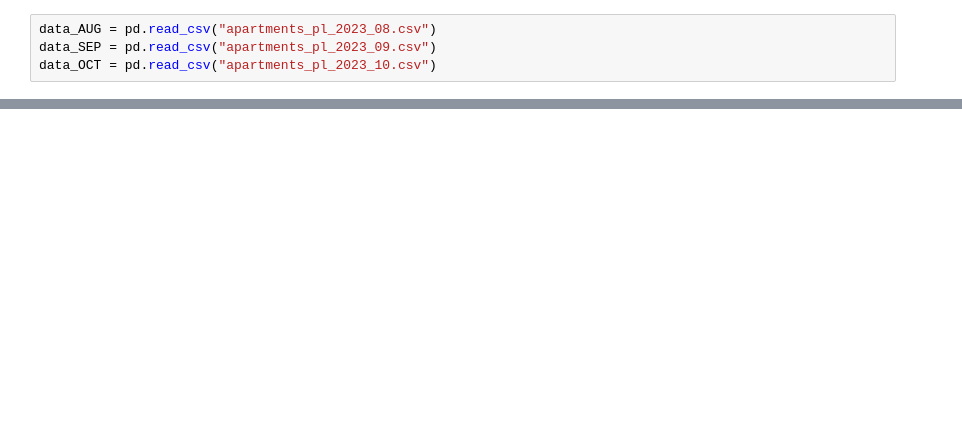
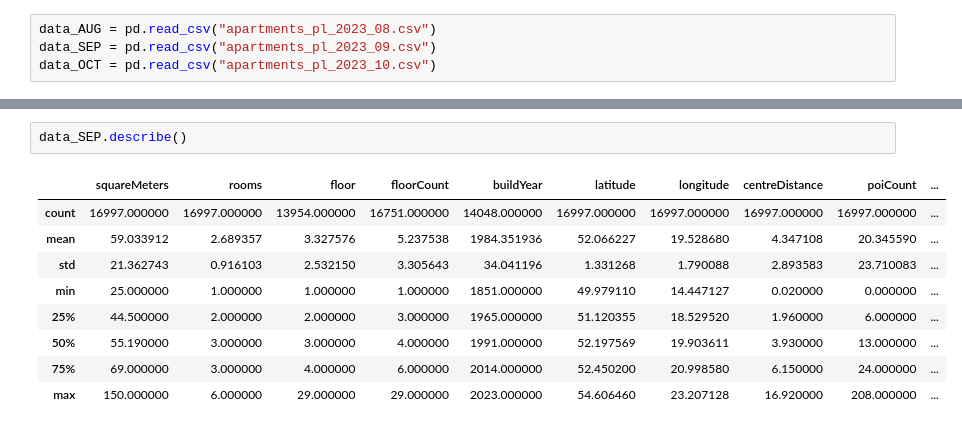
Before and after one commit to Roger1121/FlatAI, a Jupyter notebook: DataAnalysis.ipynb, the cells around one changed output, grey strips where cells are left out. Cells and saved outputs as stored; diff of their text form; blank space fills up the shorter version.

```diff
--- a/DataAnalysis.ipynb
+++ b/DataAnalysis.ipynb
@@ -24,0 +71,12 @@ len(data_OCT)
+# %%
+data_SEP.describe()
+# %% [output]
+|  | squareMeters | rooms | floor | floorCount | buildYear | latitude | longitude | centreDistance | poiCount | ... |
+| count | 16997.000000 | 16997.000000 | 13954.000000 | 16751.000000 | 14048.000000 | 16997.000000 | 16997.000000 | 16997.000000 | 16997.000000 | ... |
+| mean | 59.033912 | 2.689357 | 3.327576 | 5.237538 | 1984.351936 | 52.066227 | 19.528680 | 4.347108 | 20.345590 | ... |
+| std | 21.362743 | 0.916103 | 2.532150 | 3.305643 | 34.041196 | 1.331268 | 1.790088 | 2.893583 | 23.710083 | ... |
+| min | 25.000000 | 1.000000 | 1.000000 | 1.000000 | 1851.000000 | 49.979110 | 14.447127 | 0.020000 | 0.000000 | ... |
+| 25% | 44.500000 | 2.000000 | 2.000000 | 3.000000 | 1965.000000 | 51.120355 | 18.529520 | 1.960000 | 6.000000 | ... |
+| 50% | 55.190000 | 3.000000 | 3.000000 | 4.000000 | 1991.000000 | 52.197569 | 19.903611 | 3.930000 | 13.000000 | ... |
+| 75% | 69.000000 | 3.000000 | 4.000000 | 6.000000 | 2014.000000 | 52.450200 | 20.998580 | 6.150000 | 24.000000 | ... |
+| max | 150.000000 | 6.000000 | 29.000000 | 29.000000 | 2023.000000 | 54.606460 | 23.207128 | 16.920000 | 208.000000 | ... |
```
Also changed, not shown: parts of 32 cells of this notebook.
